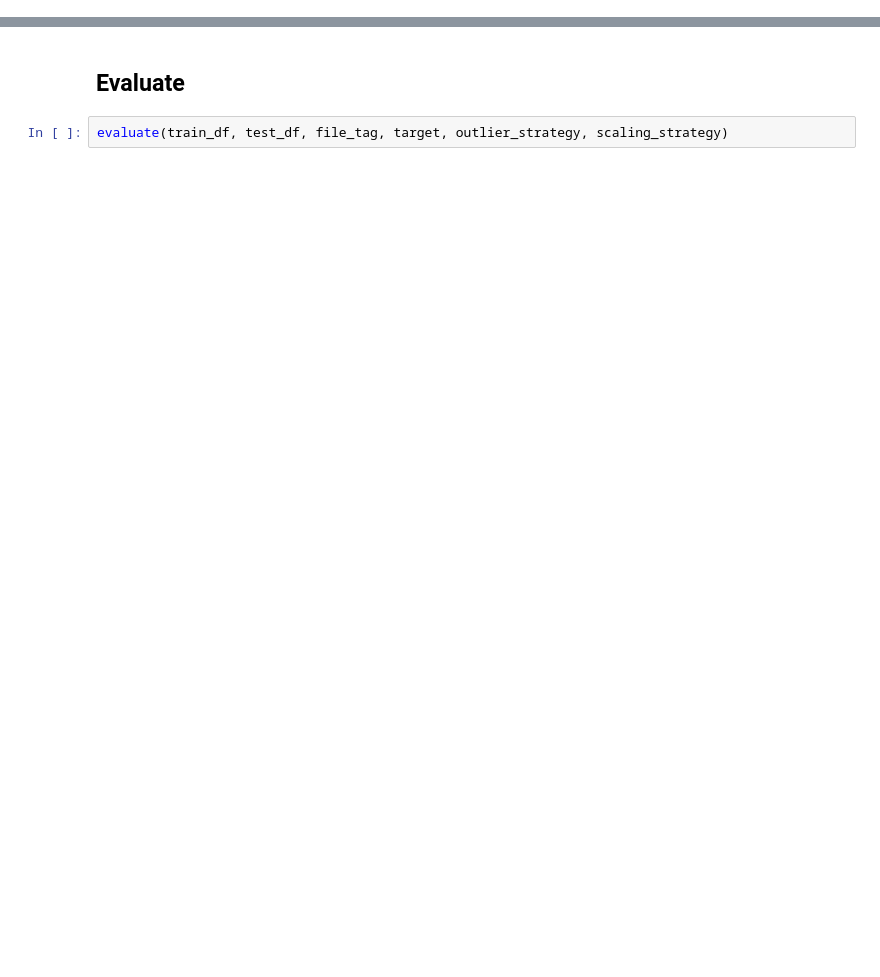
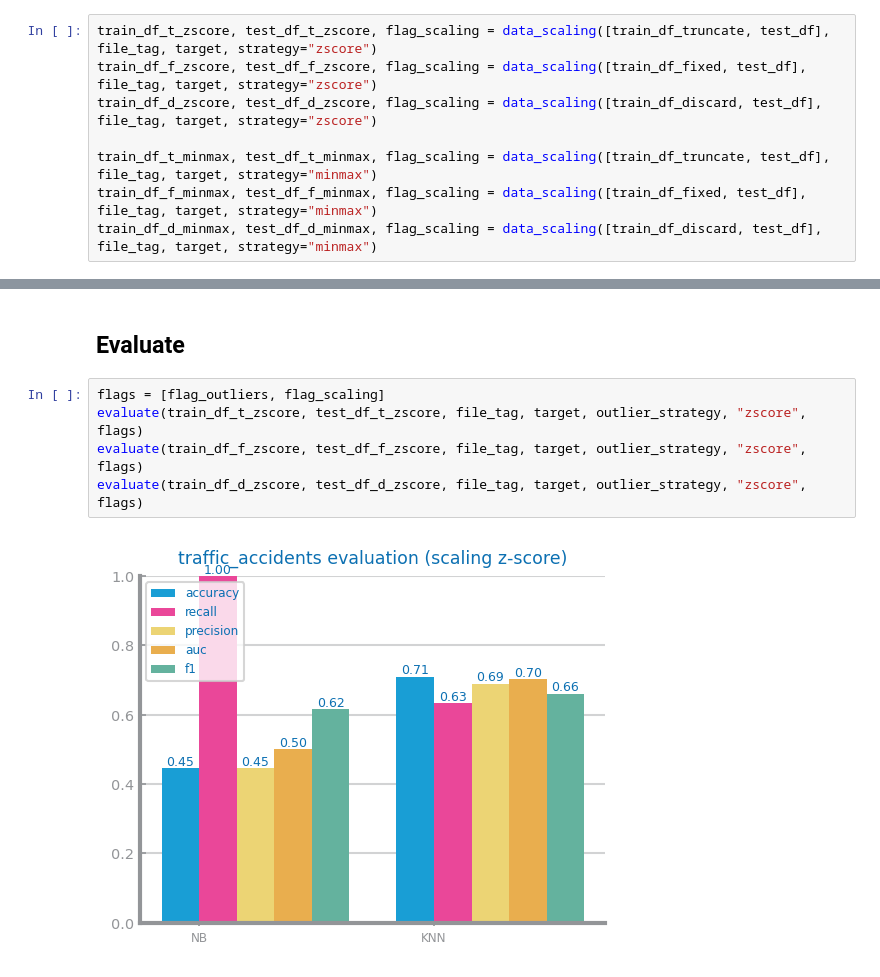
Before and after one commit to mpupo-co/ds-project-ist, a Jupyter notebook: lab3.ipynb, the cells around one changed output, grey strips where cells are left out. Saved outputs shown, nothing was run; the diff lists cells and outputs as text; blank space fills up the shorter version.

```diff
--- a/lab3.ipynb
+++ b/lab3.ipynb
@@ -338,0 +465,8 @@ train_df, test_df = data_scaling([train_df, test_df], file_tag, target, strategy
+# %%
+train_df_t_zscore, test_df_t_zscore, flag_scaling = data_scaling([train_df_truncate, test_df], file_tag, target, strategy="zscore")
+train_df_f_zscore, test_df_f_zscore, flag_scaling = data_scaling([train_df_fixed, test_df], file_tag, target, strategy="zscore")
+train_df_d_zscore, test_df_d_zscore, flag_scaling = data_scaling([train_df_discard, test_df], file_tag, target, strategy="zscore")
+
+train_df_t_minmax, test_df_t_minmax, flag_scaling = data_scaling([train_df_truncate, test_df], file_tag, target, strategy="minmax")
+train_df_f_minmax, test_df_f_minmax, flag_scaling = data_scaling([train_df_fixed, test_df], file_tag, target, strategy="minmax")
+train_df_d_minmax, test_df_d_minmax, flag_scaling = data_scaling([train_df_discard, test_df], file_tag, target, strategy="minmax")
@@ -339,4 +505,9 @@ train_df, test_df = data_scaling([train_df, test_df], file_tag, target, strategy
 # %% [markdown]
 ## Evaluate
 # %%
-evaluate(train_df, test_df, file_tag, target, outlier_strategy, scaling_strategy)
+flags = [flag_outliers, flag_scaling]
+evaluate(train_df_t_zscore, test_df_t_zscore, file_tag, target, outlier_strategy, "zscore", flags)
+evaluate(train_df_f_zscore, test_df_f_zscore, file_tag, target, outlier_strategy, "zscore", flags)
+evaluate(train_df_d_zscore, test_df_d_zscore, file_tag, target, outlier_strategy, "zscore", flags)
+# %% [output]
+[figure, added]
```
Also changed, not shown: parts of 11 cells of this notebook, 8 other files.
